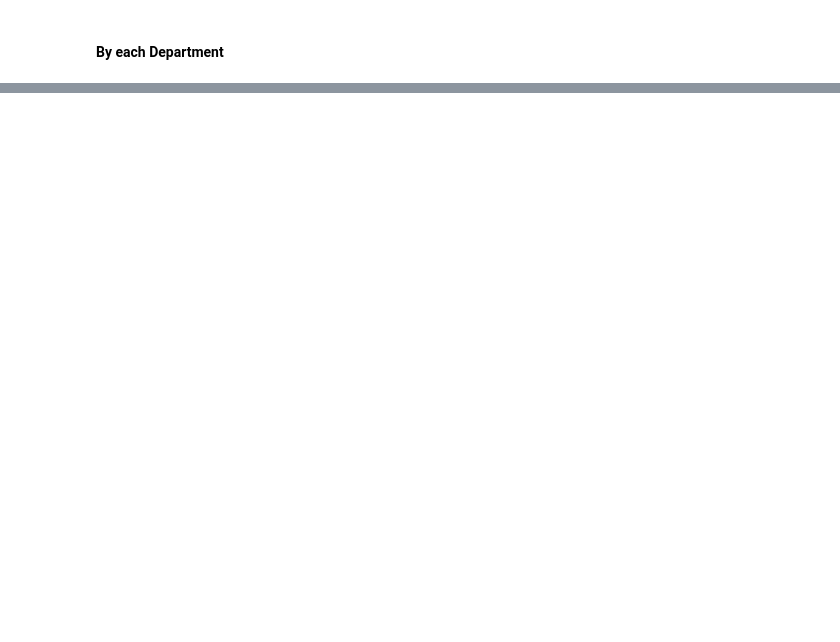
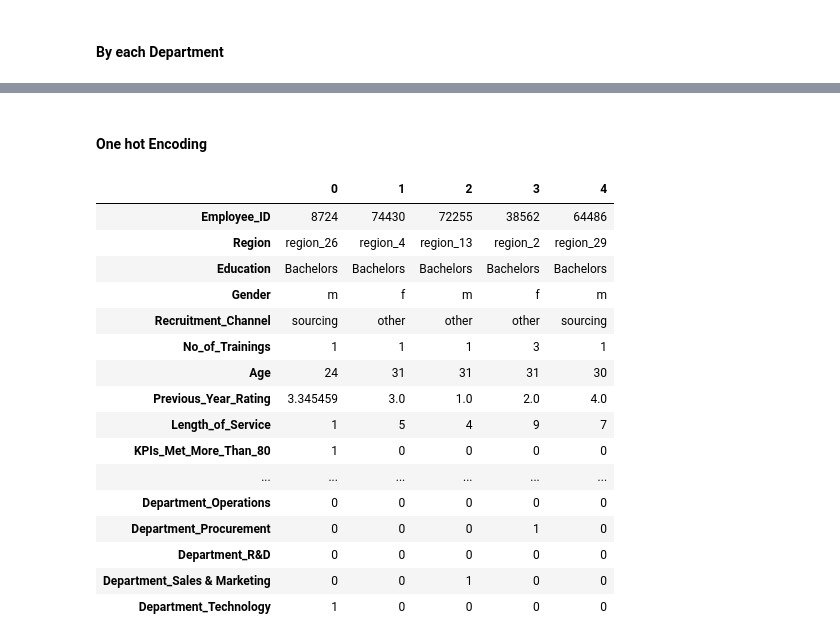
Before and after one commit to Nehlr1/Employee_Performance_Analysis, a Jupyter notebook: employee_performance_analysis.ipynb, the cells around one changed output, grey strips where cells are left out. Drawn from its saved outputs; the diff is of its cells as text; code cells hidden in the pictures; blank space fills up the shorter version.

Commit message:
One hot Encoding Added

```diff
--- a/employee_performance_analysis.ipynb
+++ b/employee_performance_analysis.ipynb
@@ -261,0 +331,23 @@ plt.show()
+# %% [markdown]
+#### One hot Encoding
+# %%
+df_encoded = pd.get_dummies(df, columns=["Department"], dtype="int")
+df_encoded.head().T
+# %% [output]
+|  | 0 | 1 | 2 | 3 | 4 |
+| Employee_ID | 8724 | 74430 | 72255 | 38562 | 64486 |
+| Region | region_26 | region_4 | region_13 | region_2 | region_29 |
+| Education | Bachelors | Bachelors | Bachelors | Bachelors | Bachelors |
+| Gender | m | f | m | f | m |
+| Recruitment_Channel | sourcing | other | other | other | sourcing |
+| No_of_Trainings | 1 | 1 | 1 | 3 | 1 |
+| Age | 24 | 31 | 31 | 31 | 30 |
+| Previous_Year_Rating | 3.345459 | 3.0 | 1.0 | 2.0 | 4.0 |
+| Length_of_Service | 1 | 5 | 4 | 9 | 7 |
+| KPIs_Met_More_Than_80 | 1 | 0 | 0 | 0 | 0 |
+| ... | ... | ... | ... | ... | ... |
+| Department_Operations | 0 | 0 | 0 | 0 | 0 |
+| Department_Procurement | 0 | 0 | 0 | 1 | 0 |
+| Department_R&D | 0 | 0 | 0 | 0 | 0 |
+| Department_Sales & Marketing | 0 | 0 | 1 | 0 | 0 |
+| Department_Technology | 1 | 0 | 0 | 0 | 0 |
```
Also changed, not shown: parts of 14 cells of this notebook.
